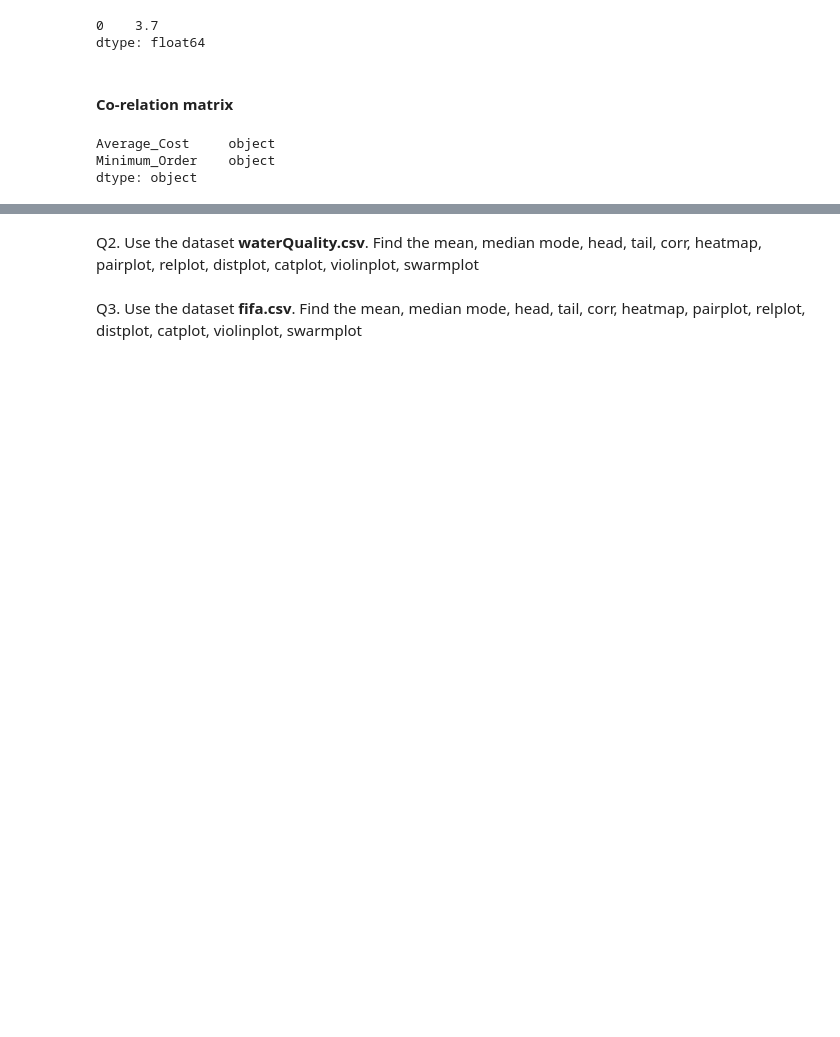
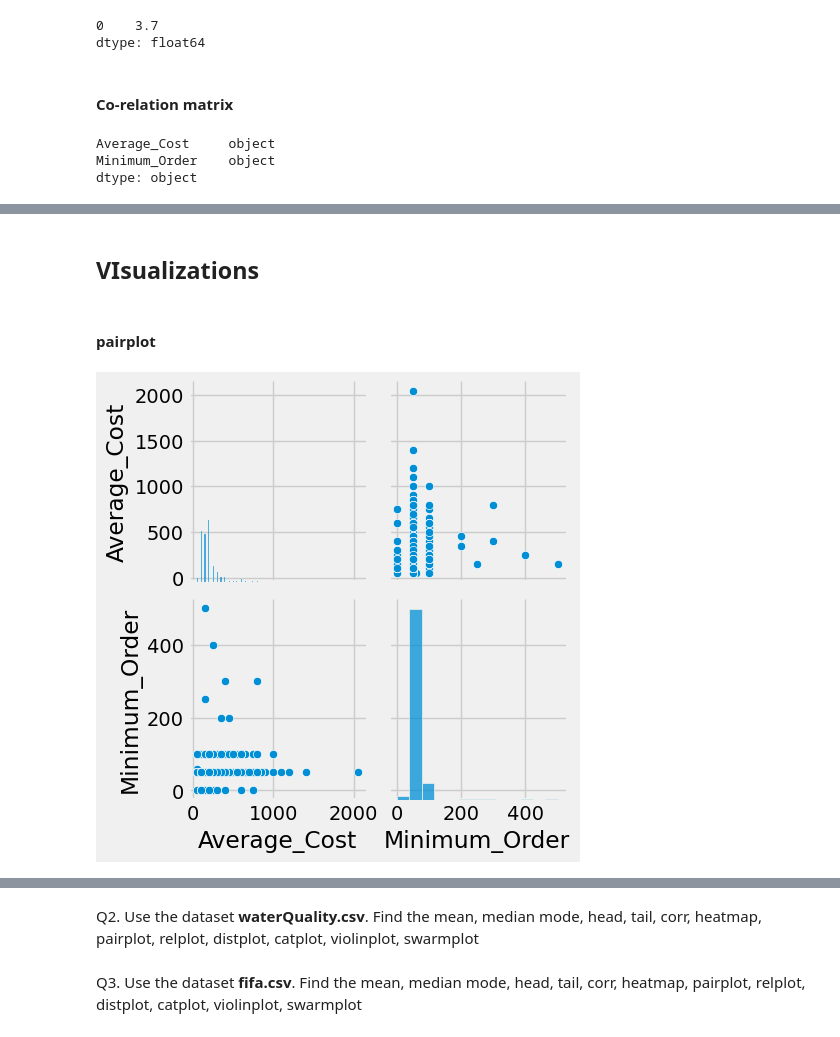
Before and after one commit to mahimai-raja/karunya_100days_ML, a Jupyter notebook: DAY_03/Exploratory-Data-Analysis.ipynb, the cells around one changed output, grey strips where cells are left out. Saved outputs shown, nothing was run; the diff lists cells and outputs as text; code cells hidden in the pictures; blank space fills up the shorter version.

```diff
--- a/DAY_03/Exploratory-Data-Analysis.ipynb
+++ b/DAY_03/Exploratory-Data-Analysis.ipynb
@@ -379,0 +471,9 @@ ValueError: zero-size array to reduction operation fmin which has no identity
+# %% [markdown]
+## VIsualizations
+# %% [markdown]
+#### pairplot
+# %%
+sns.pairplot(new)
+plt.show()
+# %% [output]
+[figure, added]
```
Also changed, not shown: parts of 19 cells of this notebook.
